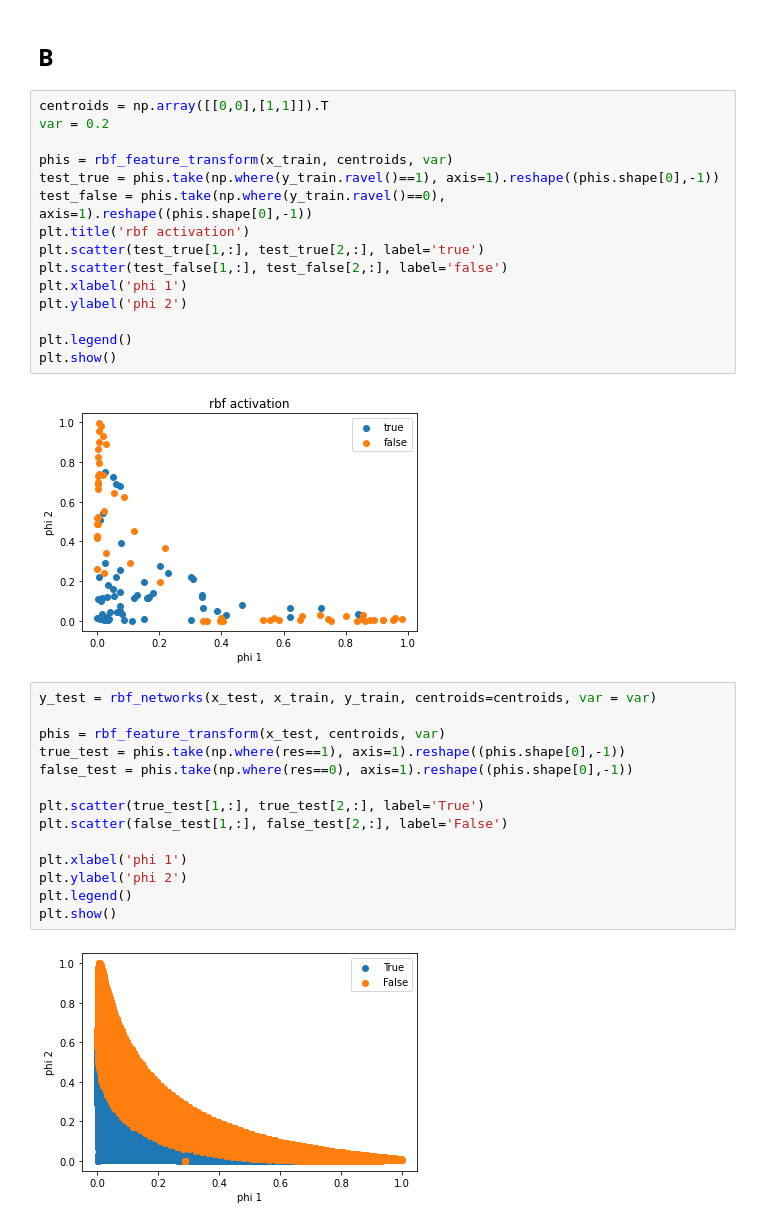
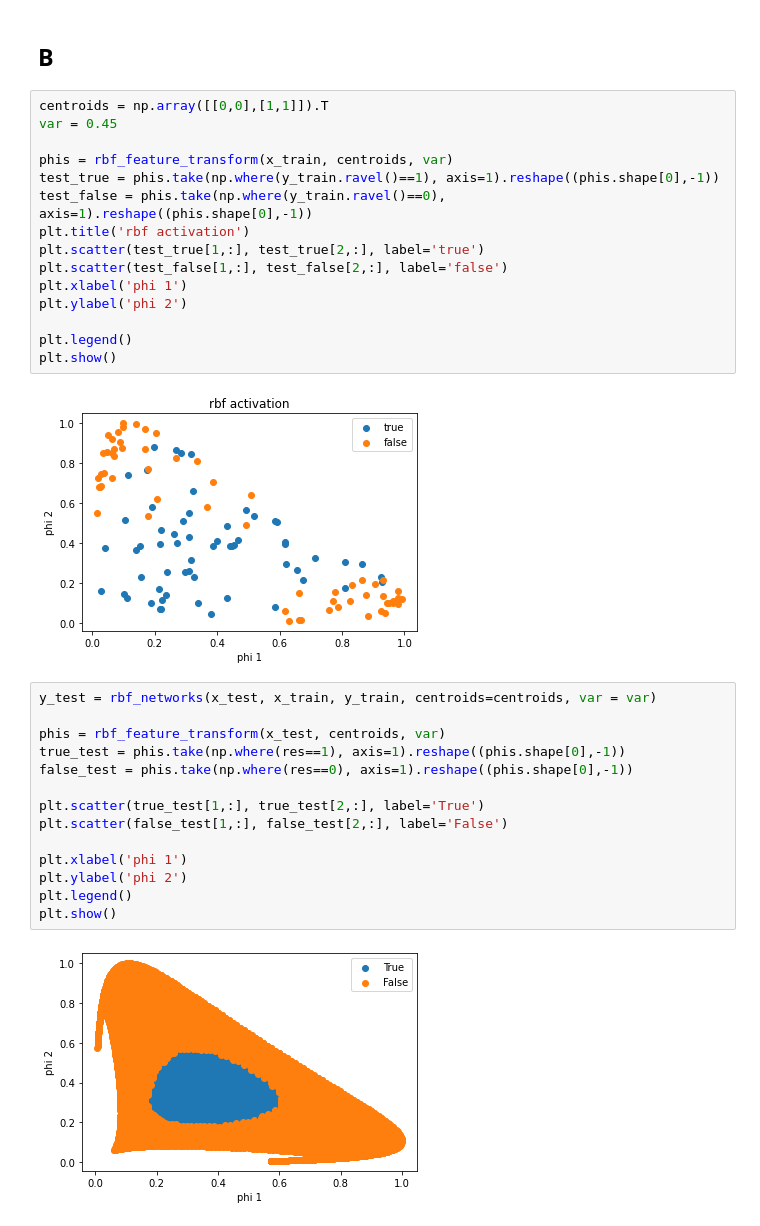
Before and after one commit to bramantyois/machine_intelligence_1, a Jupyter notebook: exercise_8.ipynb, the cells around one changed output. Saved outputs shown, nothing was run; the diff lists cells and outputs as text.

```diff
--- a/exercise_8.ipynb
+++ b/exercise_8.ipynb
@@ -306,21 +306,21 @@ for k in ks:
 ## B
 # %%
 centroids = np.array([[0,0],[1,1]]).T
-var = 0.2
+var = 0.45
 
 phis = rbf_feature_transform(x_train, centroids, var)
 test_true = phis.take(np.where(y_train.ravel()==1), axis=1).reshape((phis.shape[0],-1))
 test_false = phis.take(np.where(y_train.ravel()==0), axis=1).reshape((phis.shape[0],-1))
 plt.title('rbf activation')
 plt.scatter(test_true[1,:], test_true[2,:], label='true')
 plt.scatter(test_false[1,:], test_false[2,:], label='false')
 plt.xlabel('phi 1')
 plt.ylabel('phi 2')
 
 plt.legend()
 plt.show()
 # %% [output]
-[figure, old version]
+[figure, new version]
 # %%
 y_test = rbf_networks(x_test, x_train, y_train, centroids=centroids, var = var)
 
@@ -336,4 +336,4 @@ plt.ylabel('phi 2')
 plt.legend()
 plt.show()
 # %% [output]
-[figure, old version]
+[figure, new version]
```
